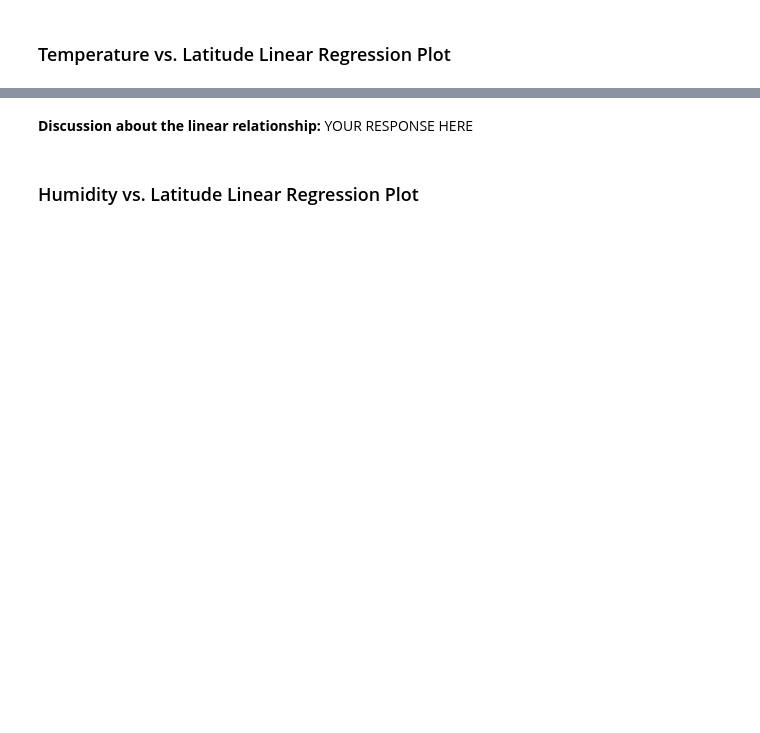
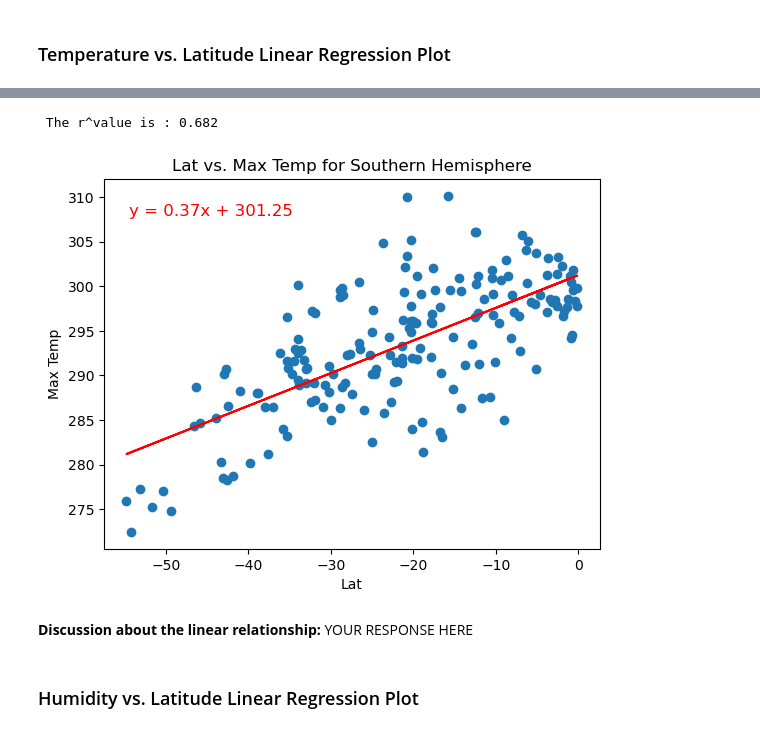
Before and after one commit to nazimben25/Plan_vacations_with_Weather_data_Flask-API, a Jupyter notebook: WeatherPymywork.ipynb, the cells around one changed output, grey strips where cells are left out. Drawn from its saved outputs; the diff is of its cells as text; code cells hidden in the pictures; blank space fills up the shorter version.

```diff
--- a/WeatherPymywork.ipynb
+++ b/WeatherPymywork.ipynb
@@ -362,6 +411,6 @@ northern_hemi_df.head()
 # %%
 # Create a DataFrame with the Southern Hemisphere data (Latitude < 0)
-# YOUR CODE HERE
+southern_hemi_df = city_data_df[city_data_df['Lat']<0]
 
 # Display sample data
 southern_hemi_df.head()
@@ -373,6 +433,10 @@ southern_hemi_df.head()
 # %%
 # Linear regression on Southern Hemisphere
-# YOUR CODE HERE
+# Linear regression on Northern Hemisphere
+regression_plot(southern_hemi_df,'Lat','Max Temp')
+# %% [output]
+ The r^value is : 0.682
+[figure, added]
 # %% [markdown]
 **Discussion about the linear relationship:** YOUR RESPONSE HERE
 # %% [markdown]
```
Also changed, not shown: parts of 27 cells of this notebook.
